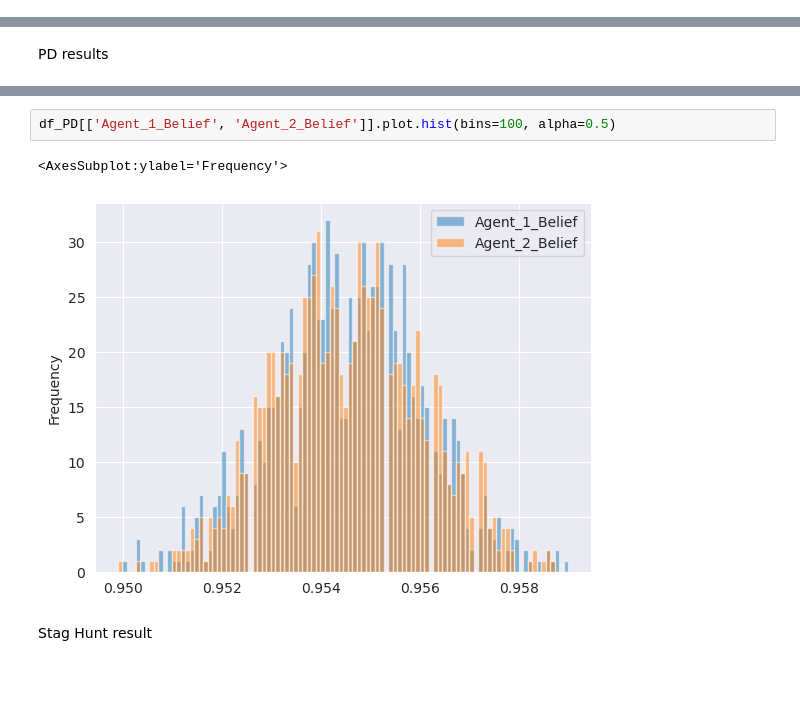
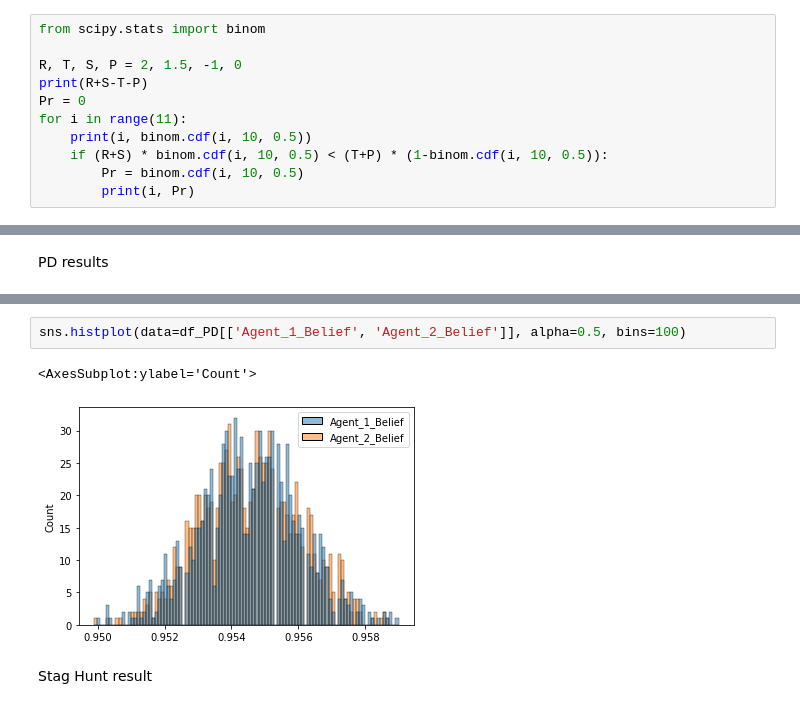
Before and after one commit to HarryZhangHH/EpisodicDRQN, a Jupyter notebook: fictitious_play_experiment.ipynb, the cells around one changed output, grey strips where cells are left out. Drawn from its saved outputs; the diff is of its cells as text; blank space fills up the shorter version.

```diff
--- a/fictitious_play_experiment.ipynb
+++ b/fictitious_play_experiment.ipynb
@@ -21,3 +22,14 @@ N_EPISODES = 100
 EPOCH = 100
 seed = 42
 np.random.seed(seed)
+# %%
+from scipy.stats import binom
+
+R, T, S, P = 2, 1.5, -1, 0
+print(R+S-T-P)
+Pr = 0
+for i in range(11):
+    print(i, binom.cdf(i, 10, 0.5))
+    if (R+S) * binom.cdf(i, 10, 0.5) < (T+P) * (1-binom.cdf(i, 10, 0.5)):
+        Pr = binom.cdf(i, 10, 0.5)
+        print(i, Pr)
@@ -131,8 +206,8 @@ df_PD[['Agent_1', 'Agent_2']].plot.hist(bins=100, alpha=0.5)
 # %%
-df_PD[['Agent_1_Belief', 'Agent_2_Belief']].plot.hist(bins=100, alpha=0.5)
+sns.histplot(data=df_PD[['Agent_1_Belief', 'Agent_2_Belief']], alpha=0.5, bins=100)
 # %% [output]
-<AxesSubplot:ylabel='Frequency'>
+<AxesSubplot:ylabel='Count'>
-[figure, old version]
+[figure, new version]
 # %% [markdown]
 Stag Hunt result
 # %%
```
Also changed, not shown: parts of 14 cells of this notebook.
